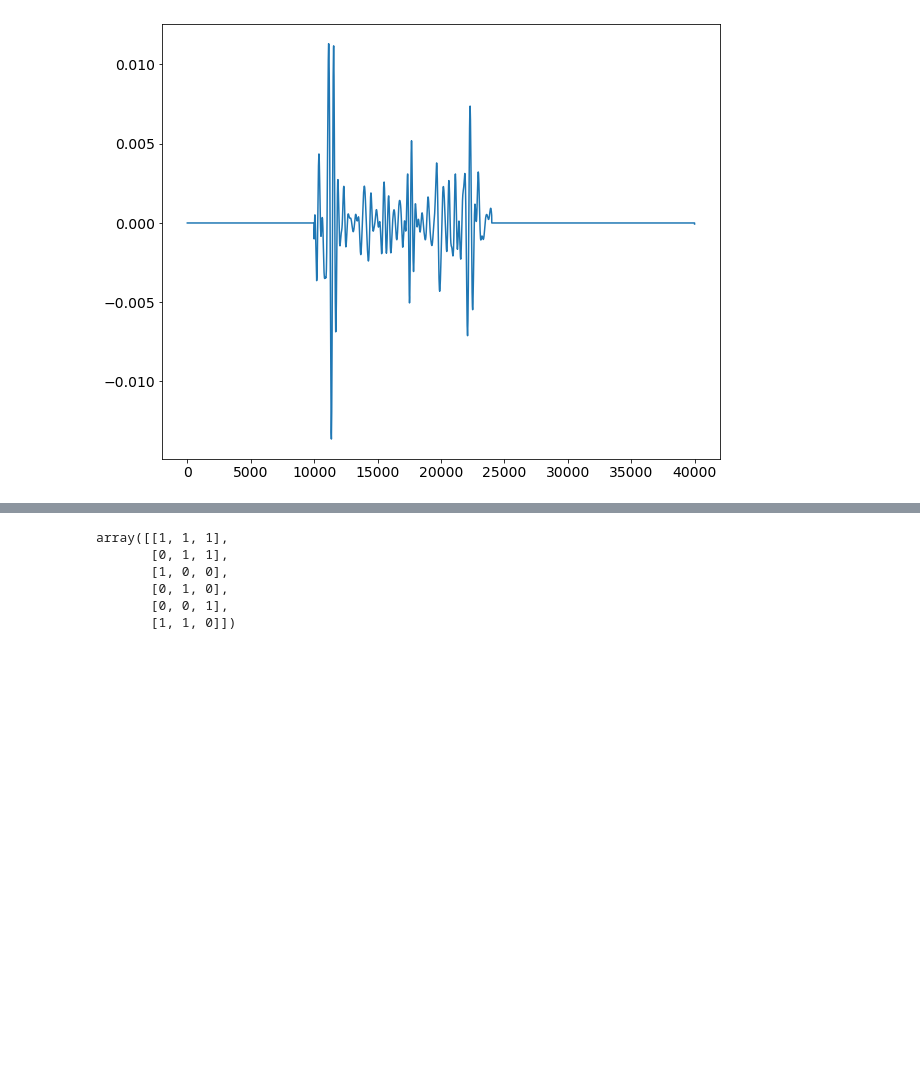
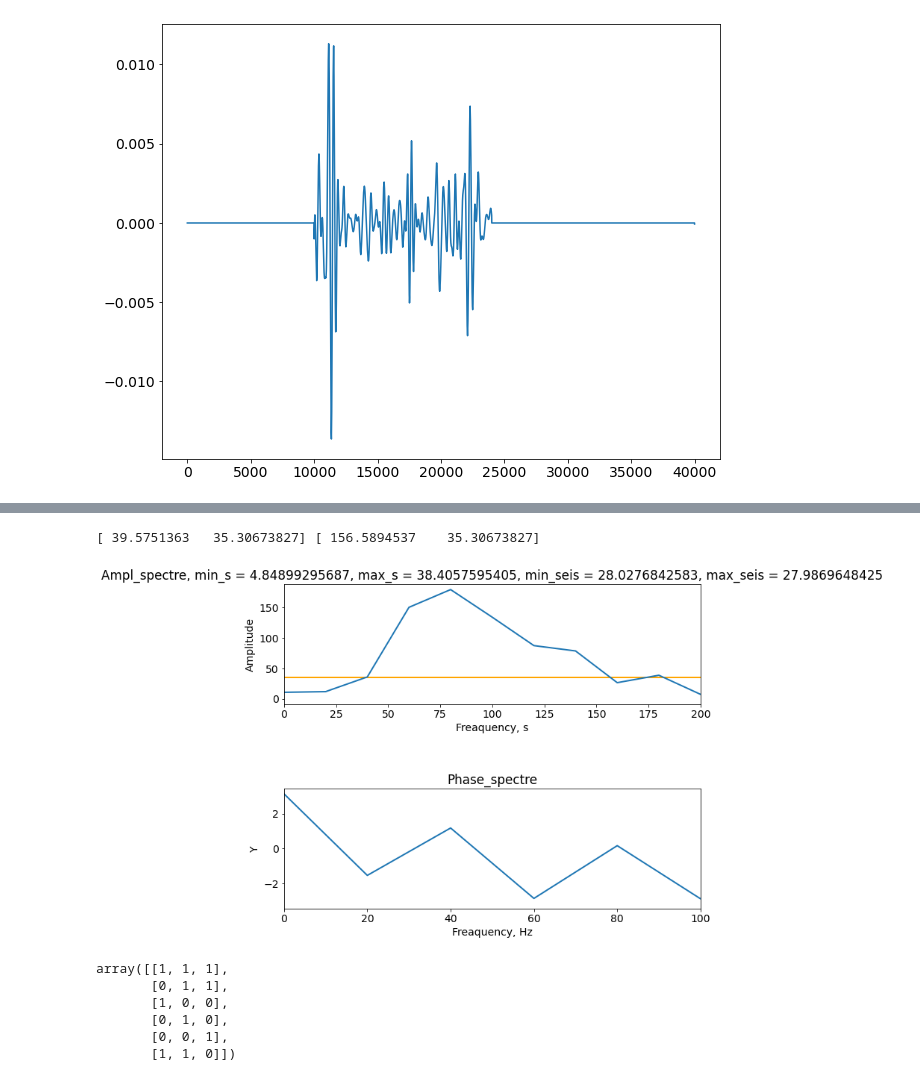
Before and after one commit to Kognor1/testPhysic, a Jupyter notebook: Main.ipynb, the cells around one changed output, grey strips where cells are left out. Cells and saved outputs as stored; diff of their text form; code cells hidden in the pictures; blank space fills up the shorter version.

Commit message:
fix/Freq

```diff
--- a/Main.ipynb
+++ b/Main.ipynb
@@ -444,4 +442,32 @@ pltd.paint_subplots(2,1,figsize = (10,8),layers=layers,wspace=0.7)
 [figure]
+# %%
+path = "sgyGleb/SIGNAL.txt"
+newSig=np.loadtxt(path, dtype=float)
+# %%
+dt=0.0001
+F_1 = np.fft.ifftshift(np.fft.fft(newSig))
+x_1 = np.fft.ifftshift(np.fft.fftfreq(len(newSig),dt))
+z_1=np.angle(F_1)
+
+
+Dom,Ampl_Dom,x_min_1,x_max_1,Width=Freq(x_1,F_1)
+
+Phase,A=Pha(x_1,z_1)
+
+f=np.max(F_1)*np.ones(np.shape(x_1))*0.2
+g=np.abs(F_1)
+plotdata_1=pltd.PlotData(x_1,f,color='orange')
+plotdata_2=pltd.PlotData(x_1,g,label = 'Signal_well')
+
+
+plotdata_3=pltd.PlotData(x_1,z_1)
+layers=[]
+layers.append(pltd.SubFig([plotdata_1,plotdata_2],x_lim=[0,200],x_label='Freaquency, s',y_label="Amplitude",linestyle="--",title='Ampl_spectre, min_s = ' + str(x_min) + ', max_s = ' + str(x_max) + ', min_seis = ' + str(x_min_2) + ', max_seis = ' + str(x_max_2)))
+layers.append(pltd.SubFig([plotdata_3],x_lim=[0,100],x_label='Freaquency, Hz',title="Phase_spectre"))
+pltd.paint_subplots(2,1,figsize = (10,8),layers=layers,wspace=0.7)
+# %% [output]
+[ 39.5751363   35.30673827] [ 156.5894537    35.30673827]
+[figure, added]
 # %%
 np.array([[1,0,1,0,0,1],[1,1,0,1,0,1], [1,1,0,0,1,0]]).T
 # %% [output]
```
Also changed, not shown: parts of 9 cells of this notebook.
